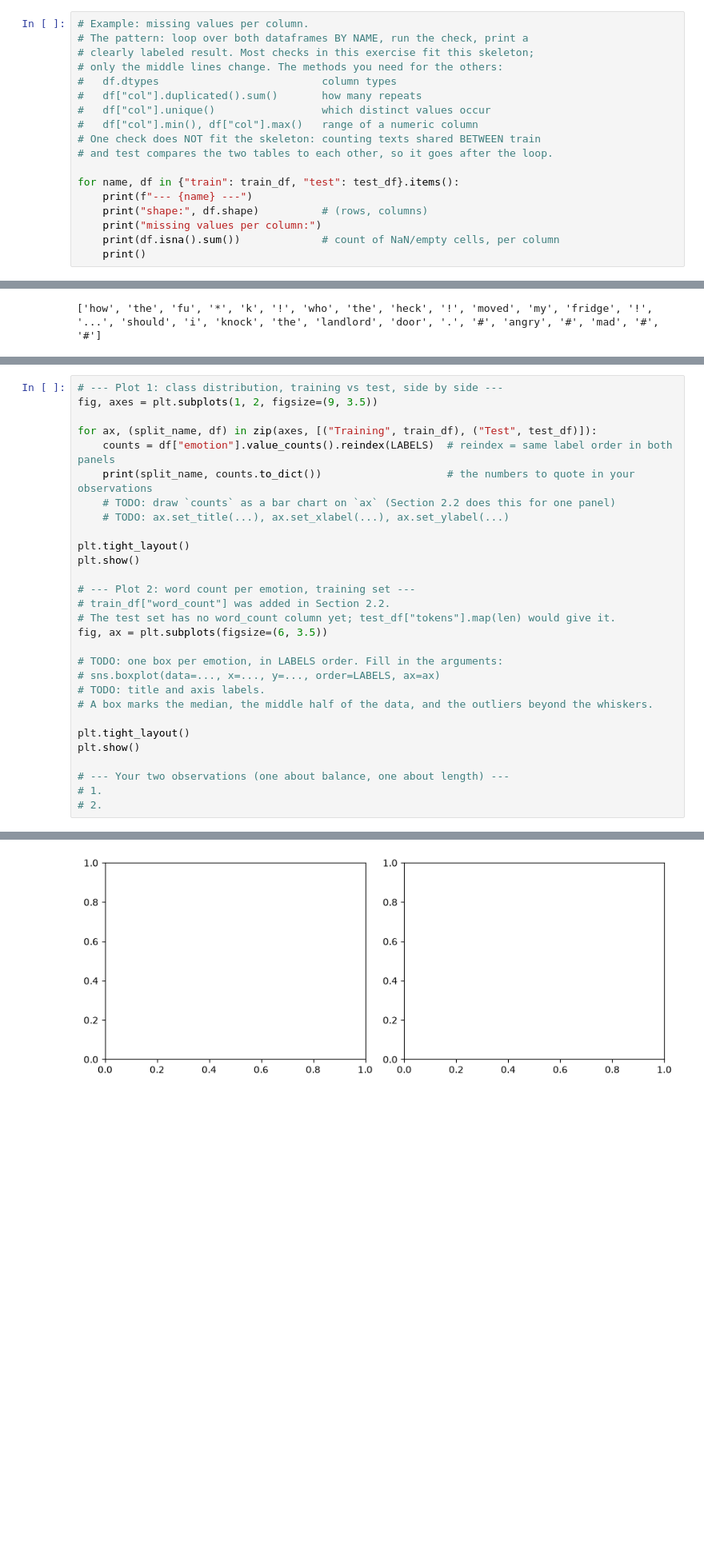
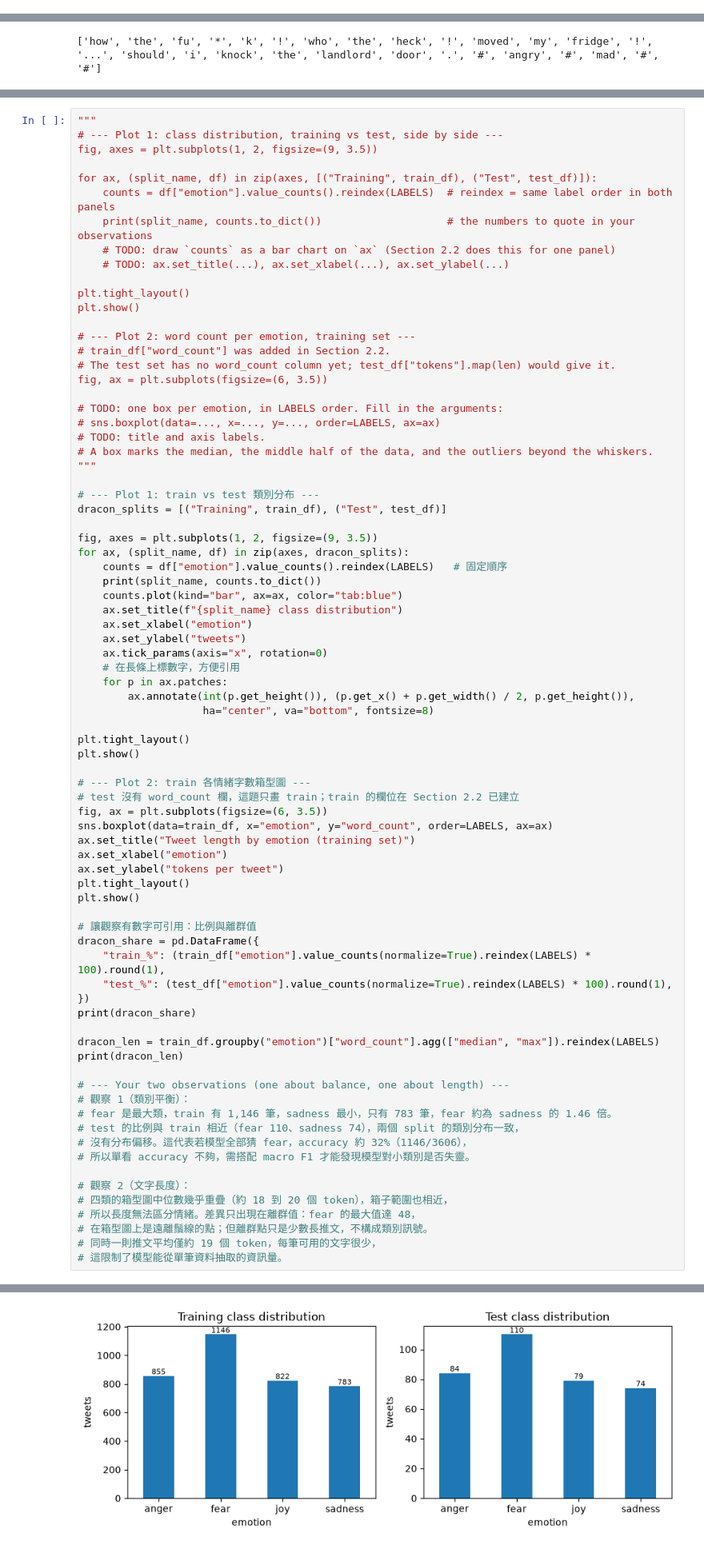
Before and after one commit to lujen113271623-hash/DM2026-Lab2-Exercise, a Jupyter notebook: DM2026-Lab2-Master.ipynb, the cells around one changed output, grey strips where cells are left out. Shown at 80% size. Cells and saved outputs as stored; diff of their text form; blank space fills up the shorter version.

```diff
--- a/DM2026-Lab2-Master.ipynb
+++ b/DM2026-Lab2-Master.ipynb
@@ -139,21 +139,3 @@ Write validation code that reports, separately for `train_df` and `test_df`: the
 Where a text does occur more than once within a split, it carries a different emotion label each time — never the same label twice. Explain why such a row is not automatically a duplicate annotation to delete. Then state in a short comment which of your findings would require action before modeling, and why.
 
 The cell below runs one of these checks, as a pattern for the rest.
-# %%
-# Example: missing values per column.
-# The pattern: loop over both dataframes BY NAME, run the check, print a
-# clearly labeled result. Most checks in this exercise fit this skeleton;
-# only the middle lines change. The methods you need for the others:
-#   df.dtypes                          column types
-#   df["col"].duplicated().sum()       how many repeats
-#   df["col"].unique()                 which distinct values occur
-#   df["col"].min(), df["col"].max()   range of a numeric column
-# One check does NOT fit the skeleton: counting texts shared BETWEEN train
-# and test compares the two tables to each other, so it goes after the loop.
-
-for name, df in {"train": train_df, "test": test_df}.items():
-    print(f"--- {name} ---")
-    print("shape:", df.shape)          # (rows, columns)
-    print("missing values per column:")
-    print(df.isna().sum())             # count of NaN/empty cells, per column
-    print()
@@ -285,35 +351,84 @@ Illustrative layout examples below: make your own plots from the current data an
 ![Class Distribution](./pics/class_distribution.png)
 ![Boxplot](./pics/boxplot.png)
 # %%
+"""
 # --- Plot 1: class distribution, training vs test, side by side ---
 fig, axes = plt.subplots(1, 2, figsize=(9, 3.5))
 
 for ax, (split_name, df) in zip(axes, [("Training", train_df), ("Test", test_df)]):
     counts = df["emotion"].value_counts().reindex(LABELS)  # reindex = same label order in both panels
     print(split_name, counts.to_dict())                    # the numbers to quote in your observations
     # TODO: draw `counts` as a bar chart on `ax` (Section 2.2 does this for one panel)
     # TODO: ax.set_title(...), ax.set_xlabel(...), ax.set_ylabel(...)
 
 plt.tight_layout()
 plt.show()
 
 # --- Plot 2: word count per emotion, training set ---
 # train_df["word_count"] was added in Section 2.2.
 # The test set has no word_count column yet; test_df["tokens"].map(len) would give it.
 fig, ax = plt.subplots(figsize=(6, 3.5))
 
 # TODO: one box per emotion, in LABELS order. Fill in the arguments:
 # sns.boxplot(data=..., x=..., y=..., order=LABELS, ax=ax)
 # TODO: title and axis labels.
 # A box marks the median, the middle half of the data, and the outliers beyond the whiskers.
+"""
+
+# --- Plot 1: train vs test 類別分布 ---
+dracon_splits = [("Training", train_df), ("Test", test_df)]
+
+fig, axes = plt.subplots(1, 2, figsize=(9, 3.5))
+for ax, (split_name, df) in zip(axes, dracon_splits):
+    counts = df["emotion"].value_counts().reindex(LABELS)   # 固定順序
+    print(split_name, counts.to_dict())
+    counts.plot(kind="bar", ax=ax, color="tab:blue")
+    ax.set_title(f"{split_name} class distribution")
+    ax.set_xlabel("emotion")
+    ax.set_ylabel("tweets")
+    ax.tick_params(axis="x", rotation=0)
+    # 在長條上標數字，方便引用
+    for p in ax.patches:
+        ax.annotate(int(p.get_height()), (p.get_x() + p.get_width() / 2, p.get_height()),
+                    ha="center", va="bottom", fontsize=8)
 
 plt.tight_layout()
 plt.show()
 
+# --- Plot 2: train 各情緒字數箱型圖 ---
+# test 沒有 word_count 欄，這題只畫 train；train 的欄位在 Section 2.2 已建立
+fig, ax = plt.subplots(figsize=(6, 3.5))
+sns.boxplot(data=train_df, x="emotion", y="word_count", order=LABELS, ax=ax)
+ax.set_title("Tweet length by emotion (training set)")
+ax.set_xlabel("emotion")
+ax.set_ylabel("tokens per tweet")
+plt.tight_layout()
+plt.show()
+
+# 讓觀察有數字可引用：比例與離群值
+dracon_share = pd.DataFrame({
+    "train_%": (train_df["emotion"].value_counts(normalize=True).reindex(LABELS) * 100).round(1),
+    "test_%": (test_df["emotion"].value_counts(normalize=True).reindex(LABELS) * 100).round(1),
+})
+print(dracon_share)
+
+dracon_len = train_df.groupby("emotion")["word_count"].agg(["median", "max"]).reindex(LABELS)
+print(dracon_len)
+
 # --- Your two observations (one about balance, one about length) ---
-# 1.
-# 2.
+# 觀察 1（類別平衡）：
+# fear 是最大類，train 有 1,146 筆，sadness 最小，只有 783 筆，fear 約為 sadness 的 1.46 倍。
+# test 的比例與 train 相近（fear 110、sadness 74），兩個 split 的類別分布一致，
+# 沒有分布偏移。這代表若模型全部猜 fear，accuracy 約 32%（1146/3606），
+# 所以單看 accuracy 不夠，需搭配 macro F1 才能發現模型對小類別是否失靈。
+
+# 觀察 2（文字長度）：
+# 四類的箱型圖中位數幾乎重疊（約 18 到 20 個 token），箱子範圍也相近，
+# 所以長度無法區分情緒。差異只出現在離群值：fear 的最大值達 48，
+# 在箱型圖上是遠離鬚線的點；但離群點只是少數長推文，不構成類別訊號。
+# 同時一則推文平均僅約 19 個 token，每筆可用的文字很少，
+# 這限制了模型能從單筆資料抽取的資訊量。
 # %% [output]
 Training {'anger': 855, 'fear': 1146, 'joy': 822, 'sadness': 783}
 Test {'anger': 84, 'fear': 110, 'joy': 79, 'sadness': 74}
-[figure, old version]
+[figure, new version]
```
Also changed, not shown: parts of 13 cells of this notebook, 1 other file.
